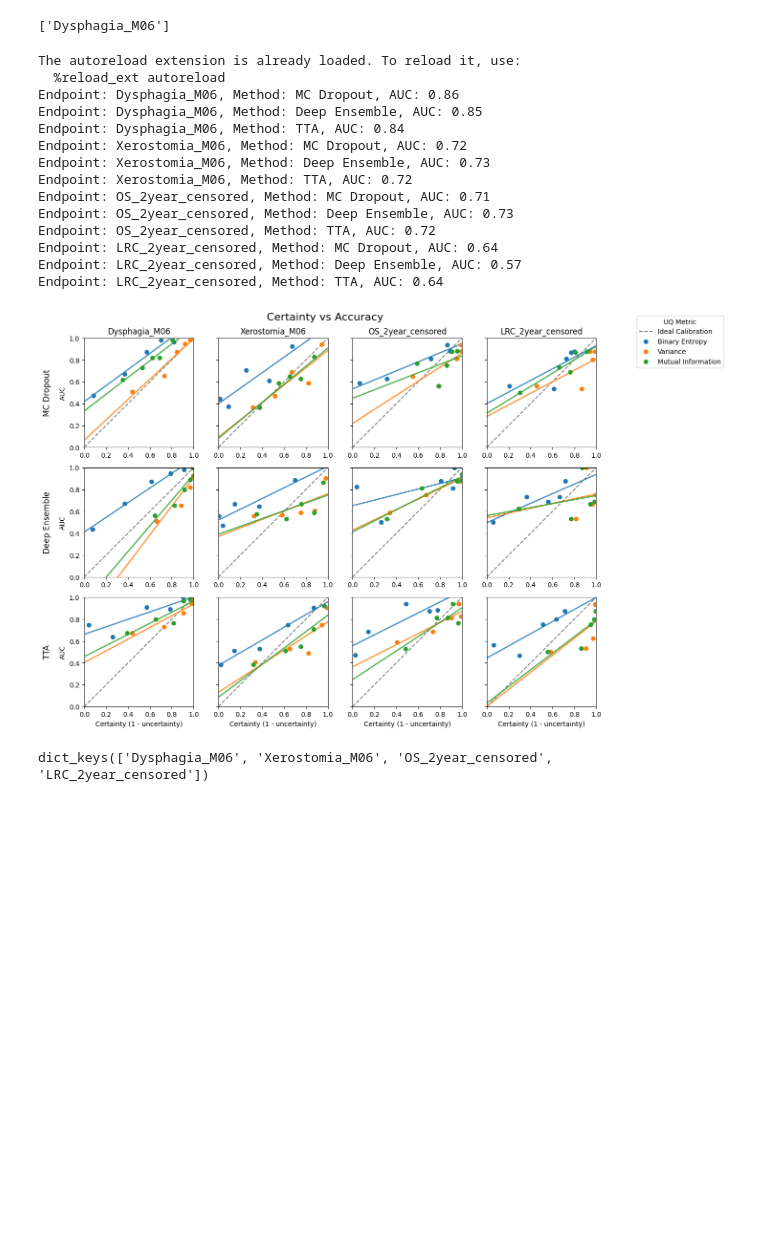
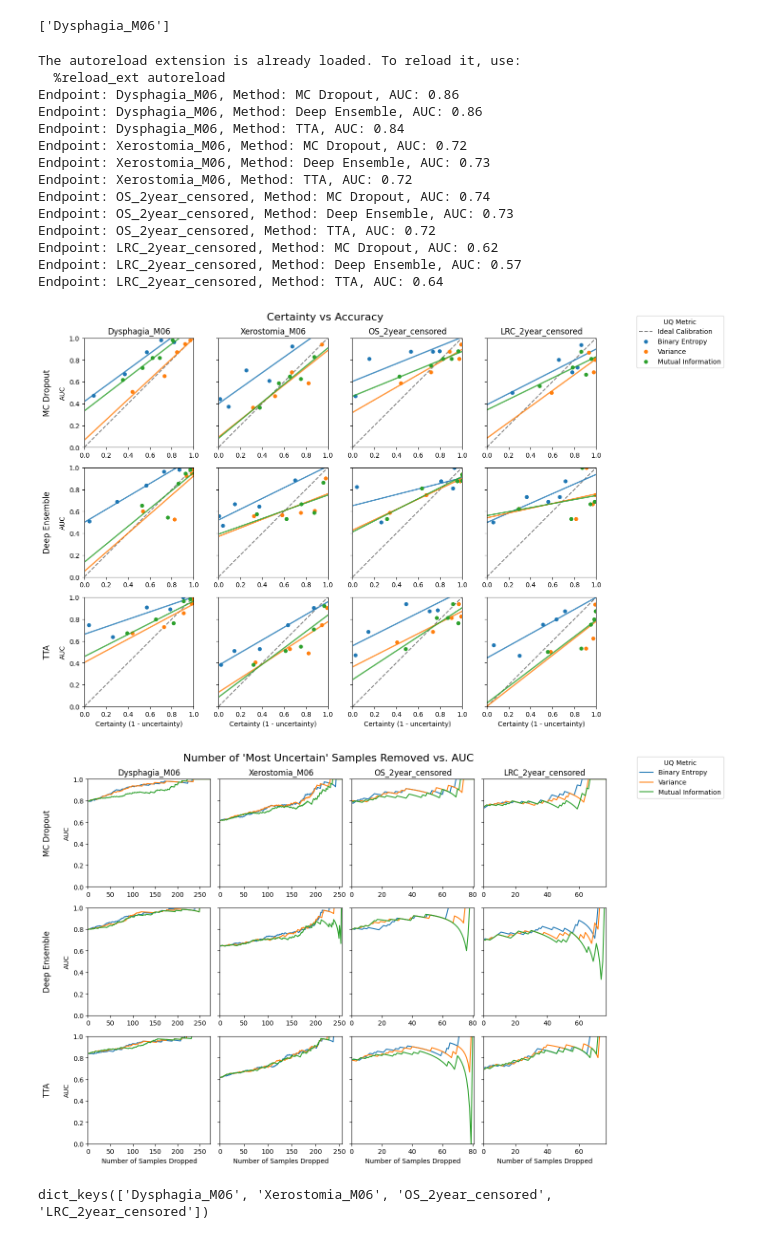
Before and after one commit to DLinRadiotherapyUMCG/PR3DICTR, a Jupyter notebook: metrics_testing.ipynb, the cells around one changed output. Cells and saved outputs as stored; diff of their text form; code cells hidden in the pictures; blank space fills up the shorter version.

```diff
--- a/metrics_testing.ipynb
+++ b/metrics_testing.ipynb
@@ -116,12 +31,12 @@ ALL_DFS_DICT = {
        #"Conformal_2" : pd.read_csv("/home/macraedc/rt_pred_results/Tune MC Xerostomia SGD/50/model_1/all_predictions.csv", sep=';')
    },
    'OS_2year_censored' : {
-        "MC Dropout": pd.read_csv("/home/macraedc/UQ_results/Tune MC OS/20/model_1/all_predictions.csv", sep=';'),
+        "MC Dropout": pd.read_csv("/home/macraedc/UQ_results/Tune MC OS/10/model_1/all_predictions.csv", sep=';'),
         "Deep Ensemble": pd.read_csv("/home/macraedc/UQ_results/Deep Ensemble/OS/all_predictions.csv", sep=';'),
         "TTA": pd.read_csv("/home/macraedc/UQ_results/TTA/OS/model_1/all_predictions.csv", sep=';'),
             },
     'LRC_2year_censored' : {
-            "MC Dropout": pd.read_csv("/home/macraedc/UQ_results/Tune MC LRC/20/model_1/all_predictions.csv", sep=';'),
+            "MC Dropout": pd.read_csv("/home/macraedc/UQ_results/Tune MC LRC/10/model_1/all_predictions.csv", sep=';'),
             "Deep Ensemble": pd.read_csv("/home/macraedc/UQ_results/Deep Ensemble/LRC/all_predictions.csv", sep=';'),
             "TTA": pd.read_csv("/home/macraedc/UQ_results/TTA/LRC/model_1/all_predictions.csv", sep=';'),
                 }
@@ -182,9 +50,6 @@ from src.uncertainty.metrics.mutual_information import mutual_information
 from src.uncertainty.metrics.entropy import binary_entropy
 from src.uncertainty.metrics.variance import variance
 
-# label_columns = [x + '_true' for x in endpoint_list]
-# pred_columns = [col for col in df_MC_Xerostomia.columns if 'pred' in col]
-# pred_columns_dict = {endpoint: [col for col in df_MC_Xerostomia.columns if endpoint+"_pred" in col] for endpoint in endpoint_list}
 
 UQ_RESULTS_DICT = {
     "Dysphagia_M06": {},
@@ -198,7 +63,6 @@ ENDPOINT_TYPES = {
     "Dysphagia_M06": "Binary",
     "OS_2year_censored": "Binary",
     "LRC_2year_censored": "Binary"
-    #"OS_2year_no_clinical": "Binary"
 
 }
 
@@ -265,31 +129,32 @@ UQ_methods_list = ['MC Dropout', 'Deep Ensemble', 'TTA'] # , "Conformal", "Confo
 The autoreload extension is already loaded. To reload it, use:
   %reload_ext autoreload
 Endpoint: Dysphagia_M06, Method: MC Dropout, AUC: 0.86
-Endpoint: Dysphagia_M06, Method: Deep Ensemble, AUC: 0.85
+Endpoint: Dysphagia_M06, Method: Deep Ensemble, AUC: 0.86
 Endpoint: Dysphagia_M06, Method: TTA, AUC: 0.84
 Endpoint: Xerostomia_M06, Method: MC Dropout, AUC: 0.72
 Endpoint: Xerostomia_M06, Method: Deep Ensemble, AUC: 0.73
 Endpoint: Xerostomia_M06, Method: TTA, AUC: 0.72
-Endpoint: OS_2year_censored, Method: MC Dropout, AUC: 0.71
+Endpoint: OS_2year_censored, Method: MC Dropout, AUC: 0.74
 Endpoint: OS_2year_censored, Method: Deep Ensemble, AUC: 0.73
 Endpoint: OS_2year_censored, Method: TTA, AUC: 0.72
-Endpoint: LRC_2year_censored, Method: MC Dropout, AUC: 0.64
+Endpoint: LRC_2year_censored, Method: MC Dropout, AUC: 0.62
 Endpoint: LRC_2year_censored, Method: Deep Ensemble, AUC: 0.57
 Endpoint: LRC_2year_censored, Method: TTA, AUC: 0.64
 # %%
 from src.uncertainty.visualisation.plotting_UQ import plot_nested_UQ
 
 # fig = plot_nested_UQ(UQ_RESULTS_DICT, ENDPOINT_TYPES, UQ_methods_list, UQ_metrics_list, plot_type="error calibration", row_key="method", col_key="endpoint", N_bins=5)
 # plt.show()
 
 fig = plot_nested_UQ(UQ_RESULTS_DICT, ENDPOINT_TYPES, UQ_methods_list, UQ_metrics_list, plot_type="calibration", row_key="method",
                      col_key="endpoint", N_bins=5, normalisation_method="minmax")
 plt.show()
 
-# fig = plot_nested_UQ(UQ_RESULTS_DICT, ENDPOINT_TYPES, UQ_methods_list, UQ_metrics_list, plot_type="sparsification", row_key="method", col_key="endpoint")
-# plt.show()
+fig = plot_nested_UQ(UQ_RESULTS_DICT, ENDPOINT_TYPES, UQ_methods_list, UQ_metrics_list, plot_type="sparsification", row_key="method", col_key="endpoint")
+plt.show()
 # %% [output]
-[figure, old version]
+[figure, new version]
+[figure, added]
 # %%
 UQ_RESULTS_DICT.keys()
 # %% [output]
```
Also changed, not shown: parts of 5 cells of this notebook, 21 other files.
